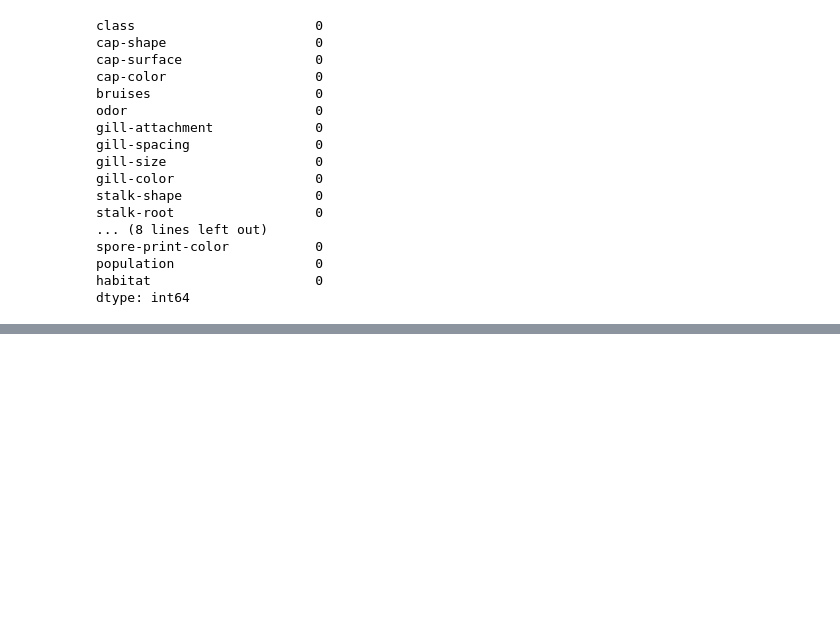
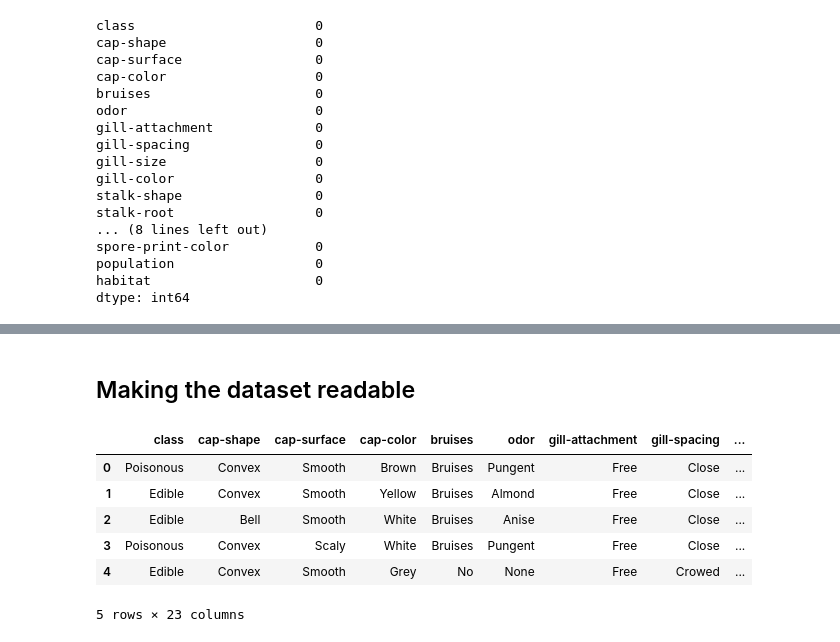
Before and after one commit to AxoloCrypt/Mushroom-Network, a Jupyter notebook: notebooks/preparation.ipynb, the cells around one changed output, grey strips where cells are left out. Drawn from its saved outputs; the diff is of its cells as text; code cells hidden in the pictures; blank space fills up the shorter version.

```diff
--- a/notebooks/preparation.ipynb
+++ b/notebooks/preparation.ipynb
@@ -107,0 +67,2 @@ Name: class, dtype: int64
+# %% [markdown]
+## Making the dataset readable
@@ -107,0 +306,78 @@ Name: class, dtype: int64
+# %%
+definitions_df = df.copy()
+
+for column in definitions_df.columns:
+
+    if column == 'class':
+        definitions_df[column] = definitions_df[column].apply(change_class_labels)
+
+    if column == 'cap-shape':
+        definitions_df[column] = definitions_df[column].apply(change_cap_shape_labels)
+
+    if column == 'cap-surface':
+        definitions_df[column] = definitions_df[column].apply(change_cap_surface_labels)
+
+    if column == 'cap-color':
+        definitions_df[column] = definitions_df[column].apply(change_cap_color_labels)
+
+    if column == 'bruises':
+        definitions_df[column] = definitions_df[column].apply(change_bruises_labels)
+
+    if column == 'odor':
+        definitions_df[column] = definitions_df[column].apply(change_odor_labels)
+
+    if column == 'gill-attachment':
+        definitions_df[column] = definitions_df[column].apply(change_gill_attachment_labels)
+
+    if column == 'gill-spacing':
+        definitions_df[column] = definitions_df[column].apply(change_gill_spacing_labels)
+
+    if column == 'gill-size':
+        definitions_df[column] = definitions_df[column].apply(change_gill_size_labels)
+
+    if column == 'gill-color':
+        definitions_df[column] = definitions_df[column].apply(change_gill_color_labels)
+
+    if column == 'stalk-shape':
+        definitions_df[column] = definitions_df[column].apply(change_stalk_shape_labels)
+
+    if column == 'stalk-root':
+        definitions_df[column] = definitions_df[column].apply(change_stalk_root_labels)
+
+    if column == 'stalk-surface-above-ring' or column == 'stalk-surface-below-ring':
+        definitions_df[column] = definitions_df[column].apply(change_stalk_ring_surface_labels)
+
+    if column == 'stalk-color-above-ring' or column == 'stalk-color-below-ring':
+        definitions_df[column] = definitions_df[column].apply(change_stalk_color_labels)
+
+    if column == 'veil-type':
+        definitions_df[column] = definitions_df[column].apply(change_veil_type_labels)
+
+    if column == 'veil-color':
+        definitions_df[column] = definitions_df[column].apply(change_veil_color_labels)
+
+    if column == 'ring-number':
+        definitions_df[column] = definitions_df[column].apply(change_ring_number_labels)
+
+    if column == 'ring-type':
+        definitions_df[column] = definitions_df[column].apply(change_ring_type_labels)
+
+    if column == 'spore-print-color':
+        definitions_df[column] = definitions_df[column].apply(change_spore_print_color_labels)
+
+    if column == 'population':
+        definitions_df[column] = definitions_df[column].apply(change_population_labels)
+
+    if column == 'habitat':
+        definitions_df[column] = definitions_df[column].apply(change_habitat_labels)
+
+
+definitions_df.head()
+# %% [output]
+|  | class | cap-shape | cap-surface | cap-color | bruises | odor | gill-attachment | gill-spacing | ... |
+| 0 | Poisonous | Convex | Smooth | Brown | Bruises | Pungent | Free | Close | ... |
+| 1 | Edible | Convex | Smooth | Yellow | Bruises | Almond | Free | Close | ... |
+| 2 | Edible | Bell | Smooth | White | Bruises | Anise | Free | Close | ... |
+| 3 | Poisonous | Convex | Scaly | White | Bruises | Pungent | Free | Close | ... |
+| 4 | Edible | Convex | Smooth | Grey | No | None | Free | Crowed | ... |
+5 rows × 23 columns
```
Also changed, not shown: parts of 8 cells of this notebook.
